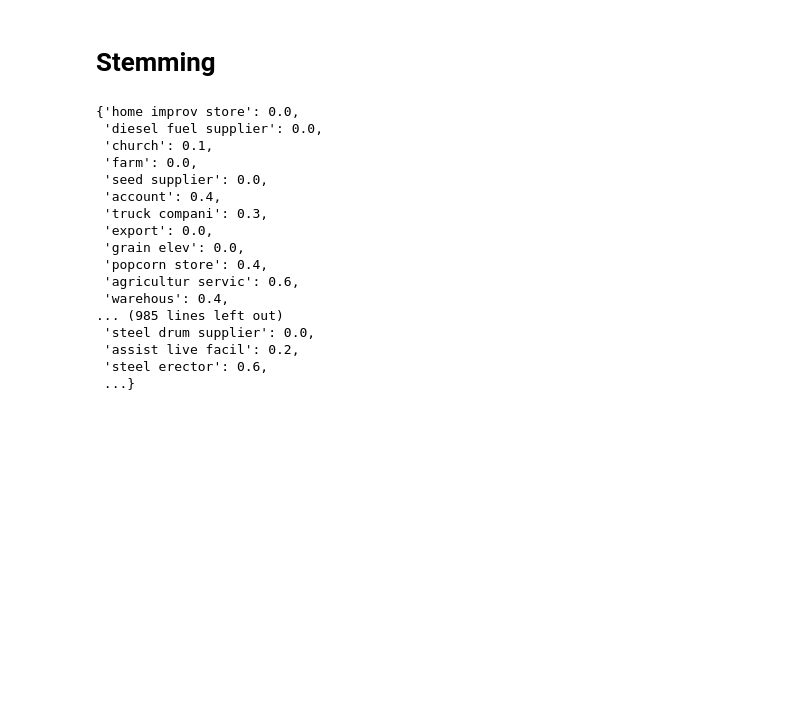
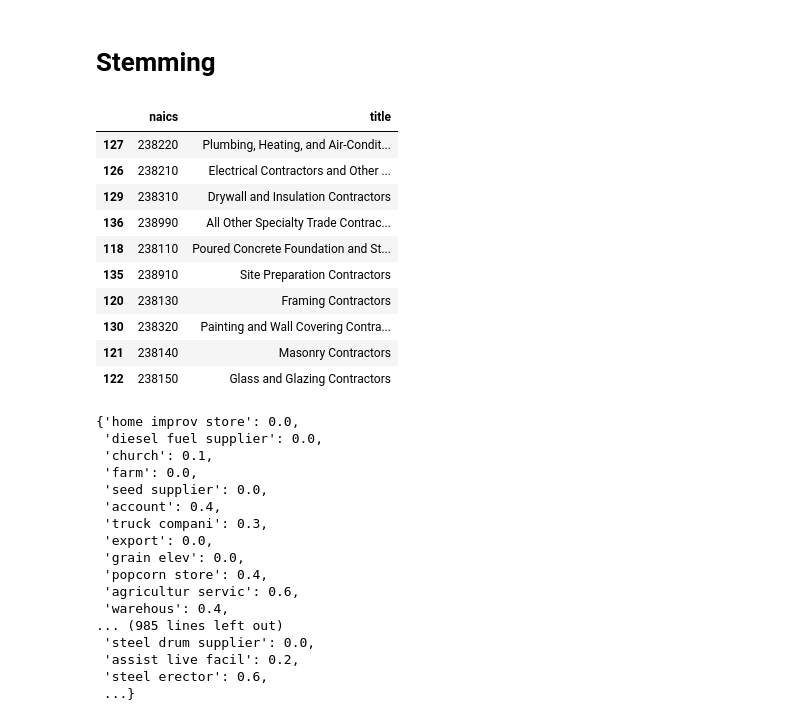
Before and after one commit to holdenmsumich/Capstoneproject, a Jupyter notebook: pt-7-Rocchio_Tfidf.ipynb, the cells around one changed output. Saved outputs shown, nothing was run; the diff lists cells and outputs as text; code cells hidden in the pictures; blank space fills up the shorter version.

```diff
--- a/pt-7-Rocchio_Tfidf.ipynb
+++ b/pt-7-Rocchio_Tfidf.ipynb
@@ -509,6 +509,20 @@ for query in relevant_naics.iterrows():
     query_docs = query[1]['relevant_naics']
     ret_docs_dic[query_name] = ret_docs
     queries_dic[query_name] = query_docs
+# %%
+df.iloc[model.retrieve_docs('air conditioning contractor', normalization='stem')][['naics', 'title']]
+# %% [output]
+|  | naics | title |
+| 127 | 238220 | Plumbing, Heating, and Air-Condit... |
+| 126 | 238210 | Electrical Contractors and Other ... |
+| 129 | 238310 | Drywall and Insulation Contractors |
+| 136 | 238990 | All Other Specialty Trade Contrac... |
+| 118 | 238110 | Poured Concrete Foundation and St... |
+| 135 | 238910 | Site Preparation Contractors |
+| 120 | 238130 | Framing Contractors |
+| 130 | 238320 | Painting and Wall Covering Contra... |
+| 121 | 238140 | Masonry Contractors |
+| 122 | 238150 | Glass and Glazing Contractors |
 # %%
 calc_pre_rec_at_n(ret_docs_dic, queries_dic, n=-1)[0]
 # %% [output]
```
Also changed, not shown: parts of 3 cells of this notebook.
